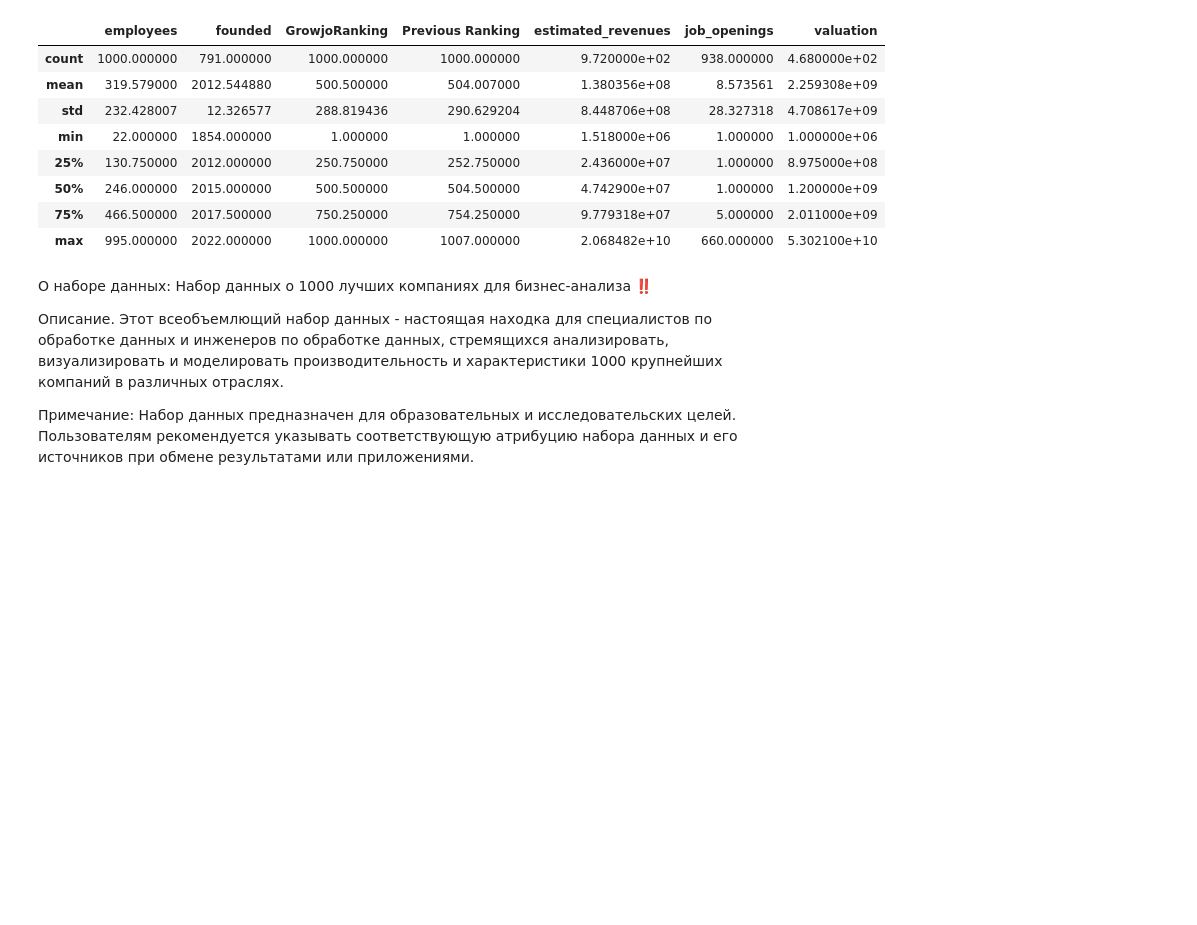
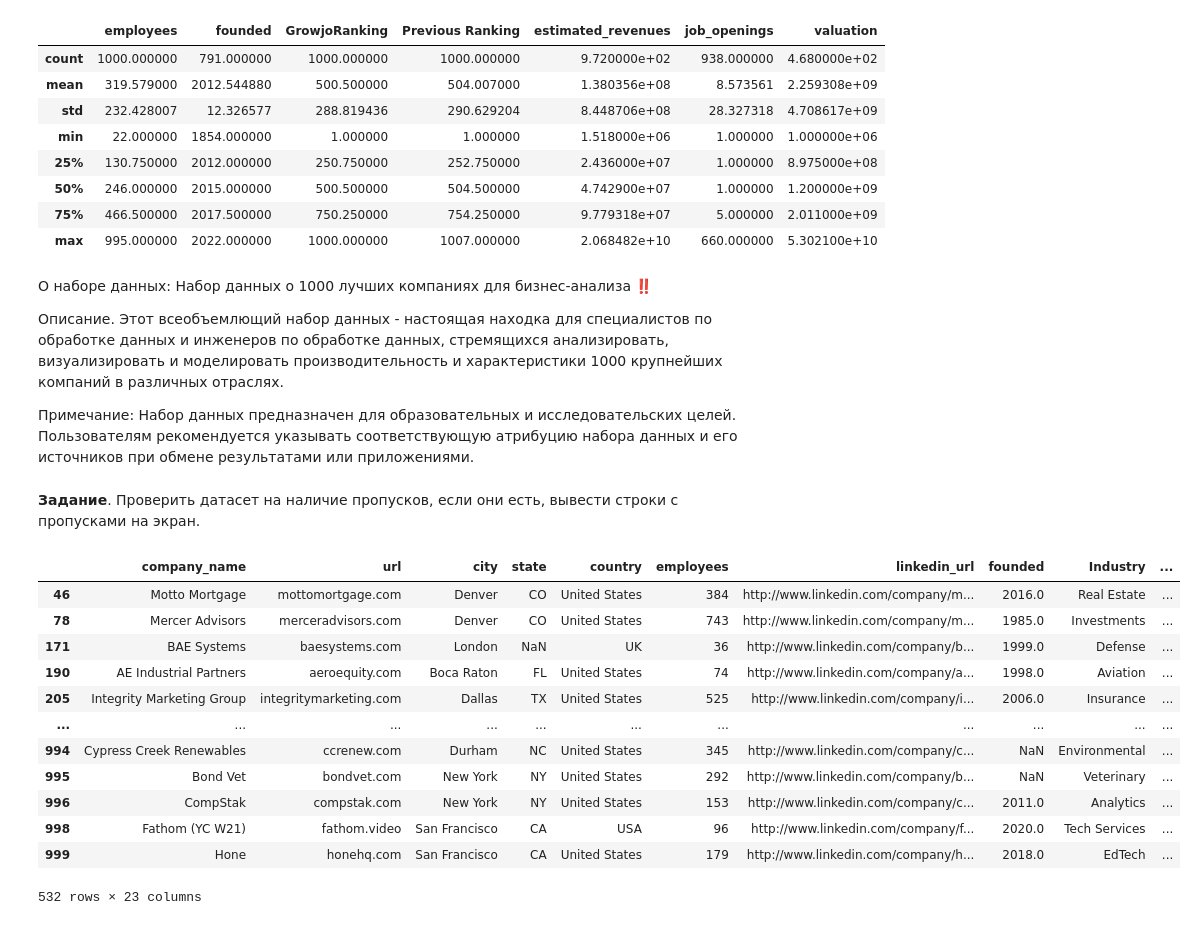
Before and after one commit to 2023Serg/My, a Jupyter notebook: Untitled3.ipynb, the cells around one changed output. Cells and saved outputs as stored; diff of their text form; code cells hidden in the pictures; blank space fills up the shorter version.

```diff
--- a/Untitled3.ipynb
+++ b/Untitled3.ipynb
@@ -25,2 +21,2 @@ pd.read_csv("Top_1000_Companies_Dataset.csv")
 # %%
-data = pd.read_csv("Top_1000_Companies_Dataset.csv")
+df = pd.read_csv("Top_1000_Companies_Dataset.csv")
@@ -78,3 +74,6 @@ data.describe()
 Описание.  Этот всеобъемлющий набор данных - настоящая находка для специалистов по обработке данных и инженеров по обработке данных, стремящихся анализировать, визуализировать и моделировать производительность и характеристики 1000 крупнейших компаний в различных отраслях.
 
 Примечание: Набор данных предназначен для образовательных и исследовательских целей. Пользователям рекомендуется указывать соответствующую атрибуцию набора данных и его источников при обмене результатами или приложениями.
+# %% [markdown]
+**Задание**. Проверить датасет на наличие пропусков, если они есть, вывести
+строки с пропусками на экран.
@@ -80,0 +82,16 @@ data.describe()
+# %%
+df[df['valuation'].isnull()]
+# %% [output]
+|  | company_name | url | city | state | country | employees | linkedin_url | founded | Industry | ... |
+| 46 | Motto Mortgage | mottomortgage.com | Denver | CO | United States | 384 | http://www.linkedin.com/company/m... | 2016.0 | Real Estate | ... |
+| 78 | Mercer Advisors | merceradvisors.com | Denver | CO | United States | 743 | http://www.linkedin.com/company/m... | 1985.0 | Investments | ... |
+| 171 | BAE Systems | baesystems.com | London | NaN | UK | 36 | http://www.linkedin.com/company/b... | 1999.0 | Defense | ... |
+| 190 | AE Industrial Partners | aeroequity.com | Boca Raton | FL | United States | 74 | http://www.linkedin.com/company/a... | 1998.0 | Aviation | ... |
+| 205 | Integrity Marketing Group | integritymarketing.com | Dallas | TX | United States | 525 | http://www.linkedin.com/company/i... | 2006.0 | Insurance | ... |
+| ... | ... | ... | ... | ... | ... | ... | ... | ... | ... | ... |
+| 994 | Cypress Creek Renewables | ccrenew.com | Durham | NC | United States | 345 | http://www.linkedin.com/company/c... | NaN | Environmental | ... |
+| 995 | Bond Vet | bondvet.com | New York | NY | United States | 292 | http://www.linkedin.com/company/b... | NaN | Veterinary | ... |
+| 996 | CompStak | compstak.com | New York | NY | United States | 153 | http://www.linkedin.com/company/c... | 2011.0 | Analytics | ... |
+| 998 | Fathom (YC W21) | fathom.video | San Francisco | CA | USA | 96 | http://www.linkedin.com/company/f... | 2020.0 | Tech Services | ... |
+| 999 | Hone | honehq.com | San Francisco | CA | United States | 179 | http://www.linkedin.com/company/h... | 2018.0 | EdTech | ... |
+532 rows × 23 columns
```
Also changed, not shown: parts of 32 cells of this notebook.
